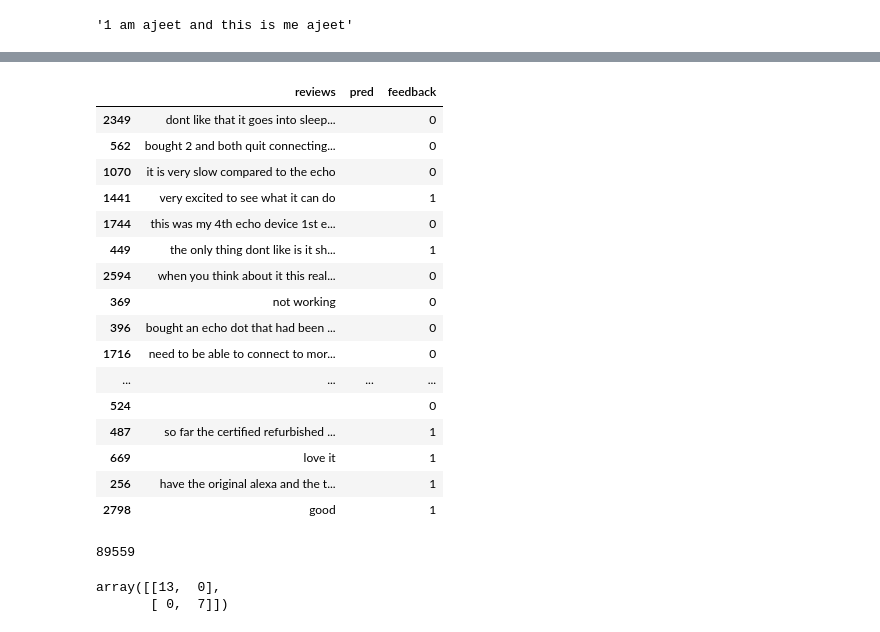
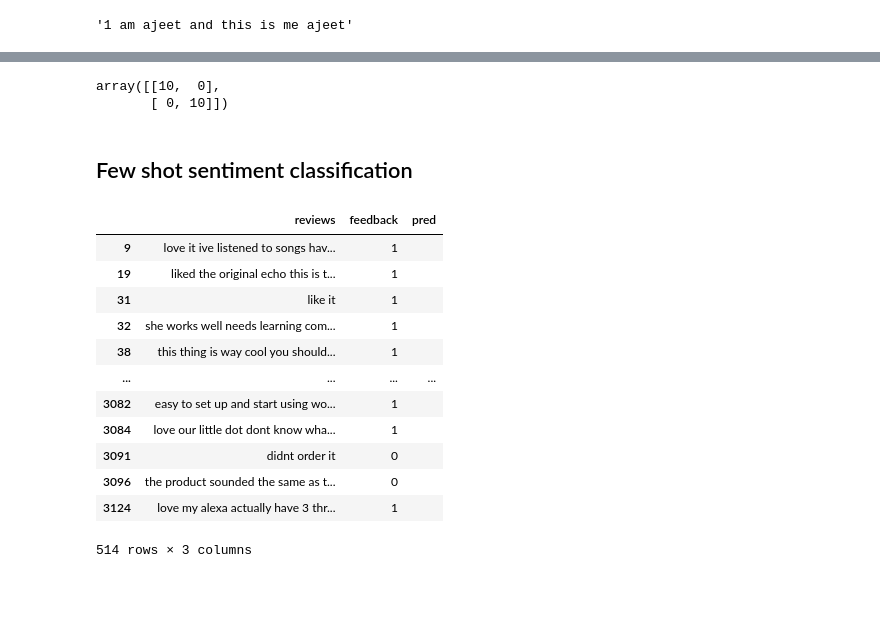
Before and after one commit to ajeetach97701/Sentiment-Analysis-using-LLM--Gemini-api, a Jupyter notebook: app.ipynb, the cells around one changed output, grey strips where cells are left out. Saved outputs shown, nothing was run; the diff lists cells and outputs as text; code cells hidden in the pictures; blank space fills up the shorter version.

```diff
--- a/app.ipynb
+++ b/app.ipynb
@@ -252,36 +254,25 @@ response_data
-# %%
-df_json
-# count = ''
-# for words in df_json['reviews']:
-#     count = count + ' '  + words
-# print(count)
-# %% [output]
-|  | reviews | pred | feedback |
-| 2349 | dont like that it goes into sleep... |  | 0 |
-| 562 | bought 2 and both quit connecting... |  | 0 |
-| 1070 | it is very slow compared to the echo |  | 0 |
-| 1441 | very excited to see what it can do |  | 1 |
-| 1744 | this was my 4th echo device 1st e... |  | 0 |
-| 449 | the only thing dont like is it sh... |  | 1 |
-| 2594 | when you think about it this real... |  | 0 |
-| 369 | not working |  | 0 |
-| 396 | bought an echo dot that had been ... |  | 0 |
-| 1716 | need to be able to connect to mor... |  | 0 |
-| ... | ... | ... | ... |
-| 524 |  |  | 0 |
-| 487 | so far the certified refurbished ... |  | 1 |
-| 669 | love it |  | 1 |
-| 256 | have the original alexa and the t... |  | 1 |
-| 2798 | good |  | 1 |
-# %%
-len(count)
-# %% [output]
-89559
-# %%
-from sklearn.metrics import confusion_matrix
-y = df_json['feedback']
-y_hat = response_data['pred_labels']
-confusion_matrix(y,y_hat)
-# %% [output]
-array([[13,  0],
-       [ 0,  7]])
+# %%
+y = response_data_zero['feedback']
+y_hat = response_data_zero['pred']
+confusion_matrix(y,y_hat)
+# %% [output]
+array([[10,  0],
+       [ 0, 10]])
+# %% [markdown]
+## Few shot sentiment classification
+# %%
+df_balanced
+# %% [output]
+|  | reviews | feedback | pred |
+| 9 | love it ive listened to songs hav... | 1 |  |
+| 19 | liked the original echo this is t... | 1 |  |
+| 31 | like it | 1 |  |
+| 32 | she works well needs learning com... | 1 |  |
+| 38 | this thing is way cool you should... | 1 |  |
+| ... | ... | ... | ... |
+| 3082 | easy to set up and start using wo... | 1 |  |
+| 3084 | love our little dot dont know wha... | 1 |  |
+| 3091 | didnt order it | 0 |  |
+| 3096 | the product sounded the same as t... | 0 |  |
+| 3124 | love my alexa actually have 3 thr... | 1 |  |
+514 rows × 3 columns
```
Also changed, not shown: parts of 21 cells of this notebook.
